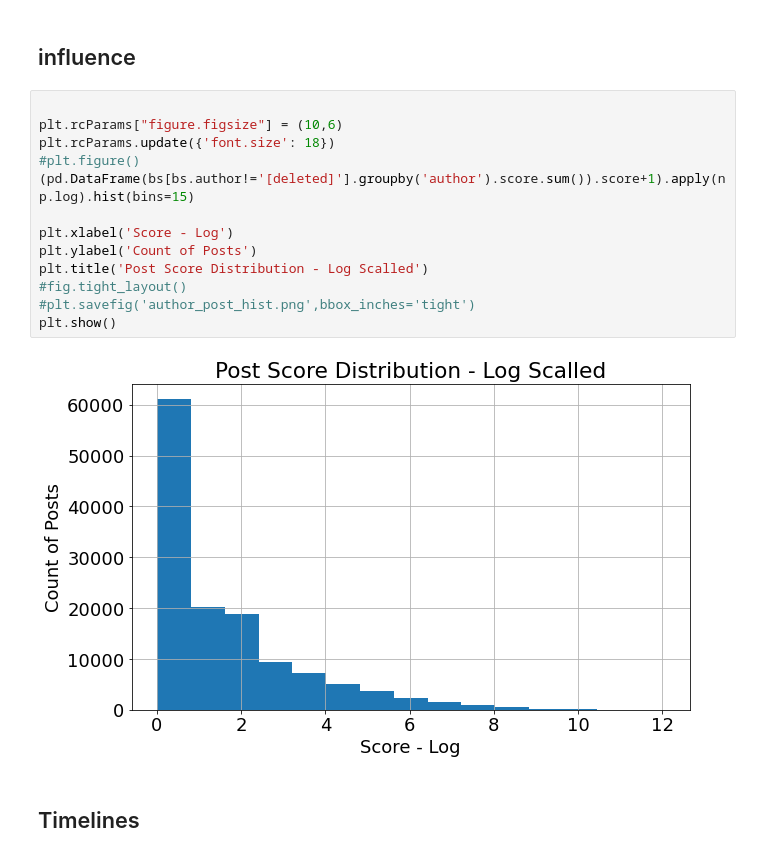
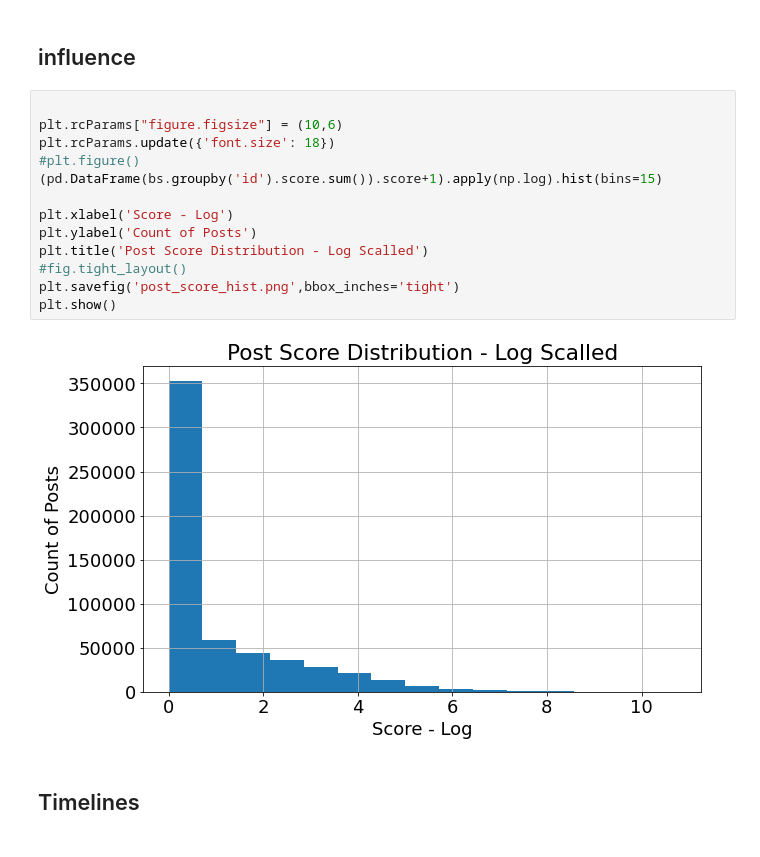
Before and after one commit to VeniJeen/CryptoSent, a Jupyter notebook: Exploratory Analysis/Exploratory_Analysis.ipynb, the cells around one changed output. Cells and saved outputs as stored; diff of their text form.

```diff
--- a/Exploratory Analysis/Exploratory_Analysis.ipynb
+++ b/Exploratory Analysis/Exploratory_Analysis.ipynb
@@ -151,18 +134,18 @@ plt.show()
 # %%
 
 plt.rcParams["figure.figsize"] = (10,6)
 plt.rcParams.update({'font.size': 18})
 #plt.figure()
-(pd.DataFrame(bs[bs.author!='[deleted]'].groupby('author').score.sum()).score+1).apply(np.log).hist(bins=15)
+(pd.DataFrame(bs.groupby('id').score.sum()).score+1).apply(np.log).hist(bins=15)
 
 plt.xlabel('Score - Log')
 plt.ylabel('Count of Posts')
 plt.title('Post Score Distribution - Log Scalled')
 #fig.tight_layout()
-#plt.savefig('author_post_hist.png',bbox_inches='tight')
+plt.savefig('post_score_hist.png',bbox_inches='tight')
 plt.show()
 # %% [output]
-[figure, old version]
+[figure, new version]
 # %% [markdown]
 ## Timelines
 # %%
```
Also changed, not shown: parts of 11 cells of this notebook, 7 other files.
